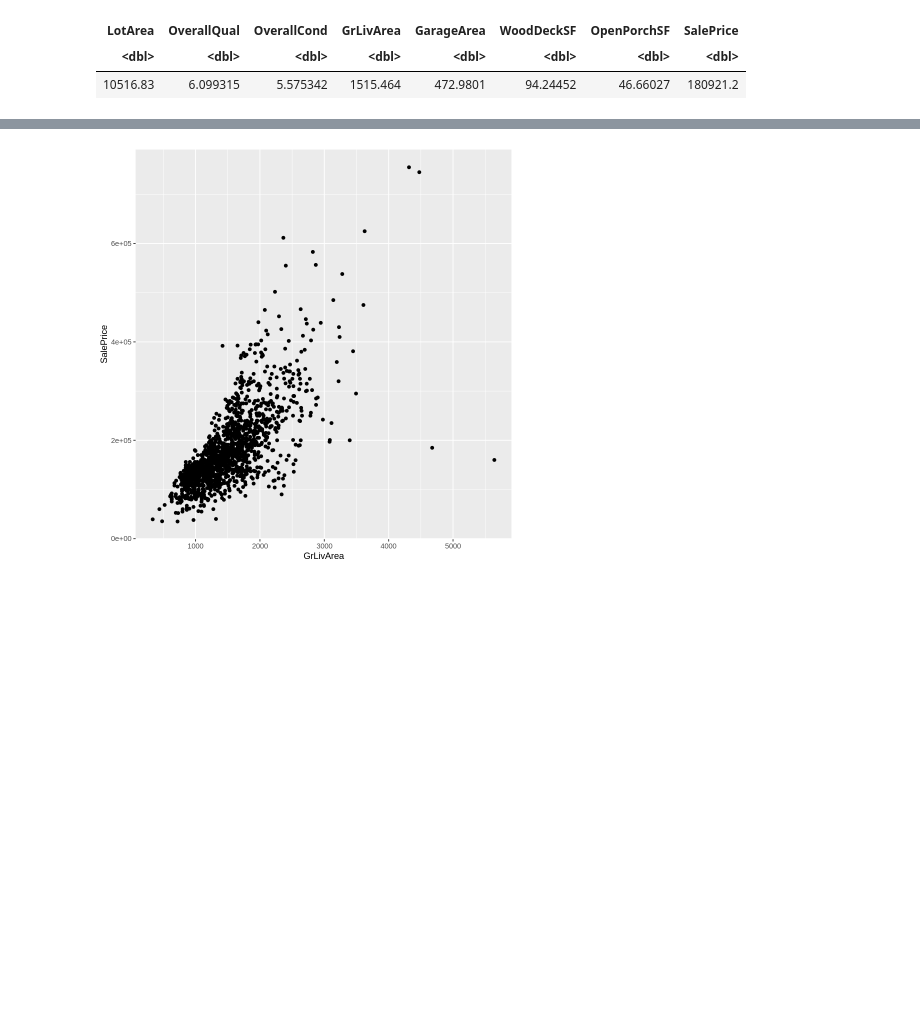
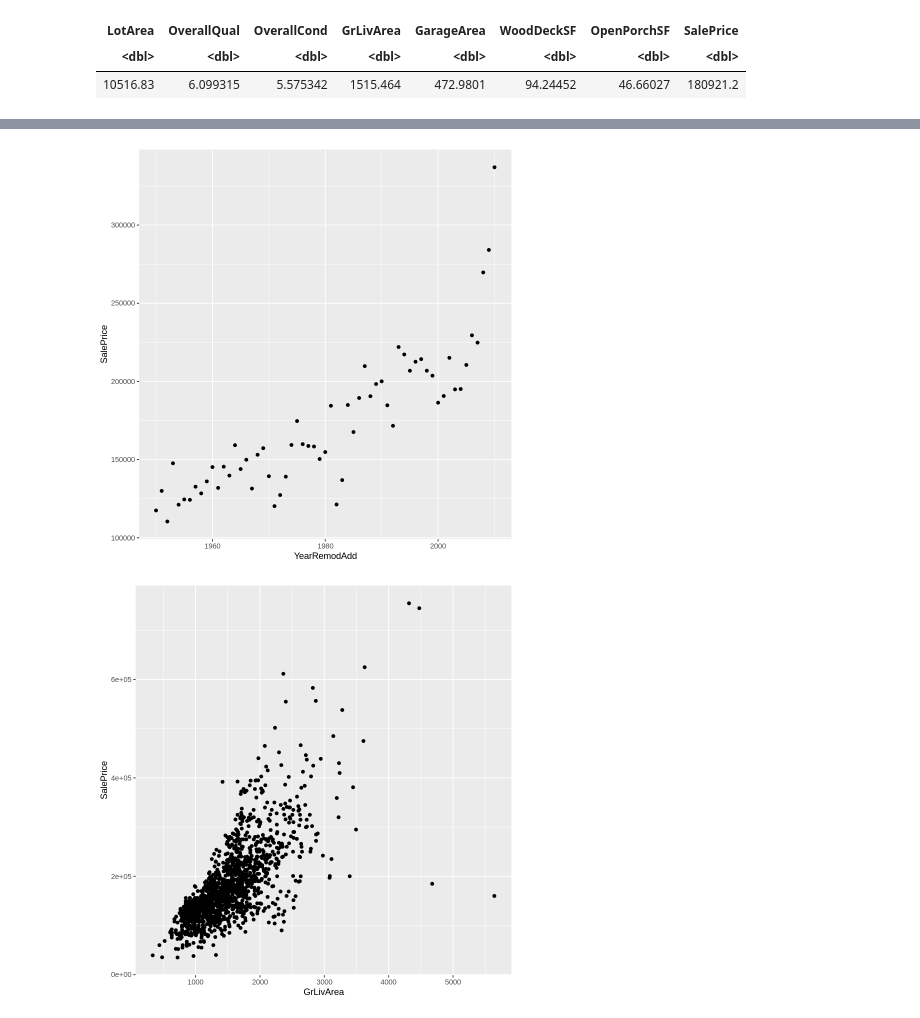
Before and after one commit to jerdavies/home-price-regression, a Jupyter notebook: marg_vs_divorce_viz.ipynb, the cells around one changed output, grey strips where cells are left out. Cells and saved outputs as stored; diff of their text form; code cells hidden in the pictures; blank space fills up the shorter version.

```diff
--- a/marg_vs_divorce_viz.ipynb
+++ b/marg_vs_divorce_viz.ipynb
@@ -88,3 +121,10 @@ A tibble: 1 × 8
 | LotArea | OverallQual | OverallCond | GrLivArea | GarageArea | WoodDeckSF | OpenPorchSF | SalePrice |
 | <dbl> | <dbl> | <dbl> | <dbl> | <dbl> | <dbl> | <dbl> | <dbl> |
 | 10516.83 | 6.099315 | 5.575342 | 1515.464 | 472.9801 | 94.24452 | 46.66027 | 180921.2 |
+# %%
+reno_year_vs_price <- numeric_data %>%
+    select(YearRemodAdd, SalePrice) %>%
+    group_by(YearRemodAdd) %>%
+    summarize(SalePrice = mean(SalePrice, na.rm = TRUE))
+head(reno_year_vs_price)
+tail(reno_year_vs_price)
@@ -91,3 +151,9 @@ A tibble: 1 × 8
+# %%
+reno_year_vs_price_plot <- ggplot(reno_year_vs_price, aes(x=YearRemodAdd, y = SalePrice)) +
+    geom_point()
+reno_year_vs_price_plot
+# %% [output]
+[figure, added]
 # %%
 living_space_vs_price <- ggplot(data,aes(x=GrLivArea,y=SalePrice)) +
     geom_point()
```
Also changed, not shown: parts of 3 cells of this notebook.
